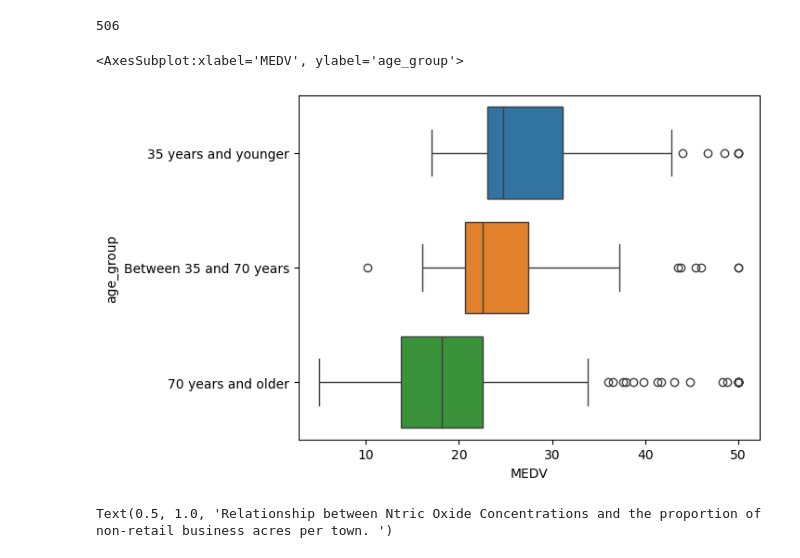
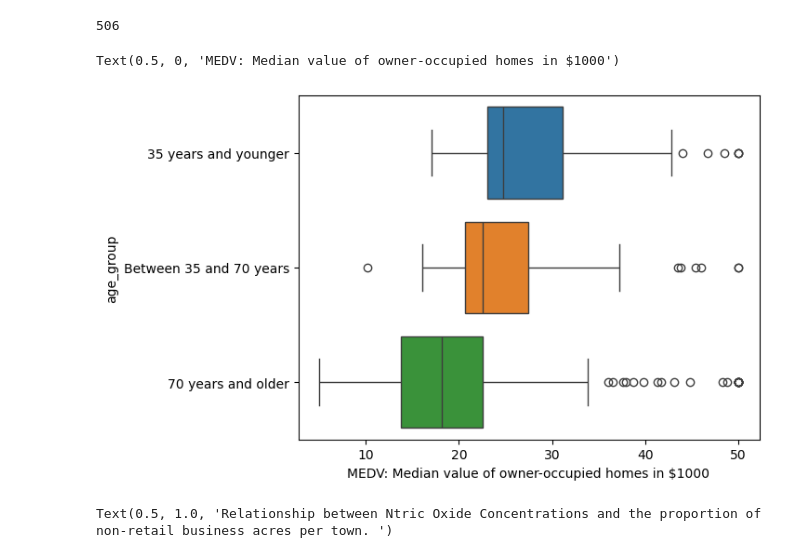
Before and after one commit to mati-test/boston-housing, a Jupyter notebook: Optional_Peer_Graded_Assignment.jupyterlite.ipynb, the cells around one changed output. Cells and saved outputs as stored; diff of their text form; code cells hidden in the pictures.

```diff
--- a/Optional_Peer_Graded_Assignment.jupyterlite.ipynb
+++ b/Optional_Peer_Graded_Assignment.jupyterlite.ipynb
@@ -143,9 +131,10 @@ boston_df[boston_df["age_group"]=="35 years and younger"].shape[0] + boston_df[b
 # %%
 #sns.boxplot(boston_df["MEDV"], hue = age_group)
 sns.boxplot(x = "MEDV", y = "age_group", hue = "age_group", data=boston_df)
+plt.xlabel("MEDV: Median value of owner-occupied homes in $1000")
 # %% [output]
-<AxesSubplot:xlabel='MEDV', ylabel='age_group'>
+Text(0.5, 0, 'MEDV: Median value of owner-occupied homes in $1000')
-[figure, old version]
+[figure, new version]
 # %%
 sns.scatterplot(x = "NOX", y = "INDUS", data=boston_df)
 plt.xlabel("NOX: Nitric oxide concentrations")
```
Also changed, not shown: parts of 18 cells of this notebook.
